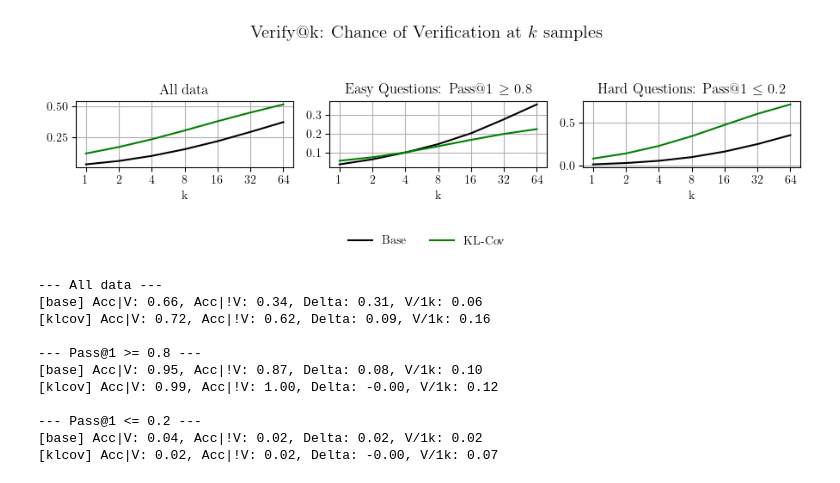
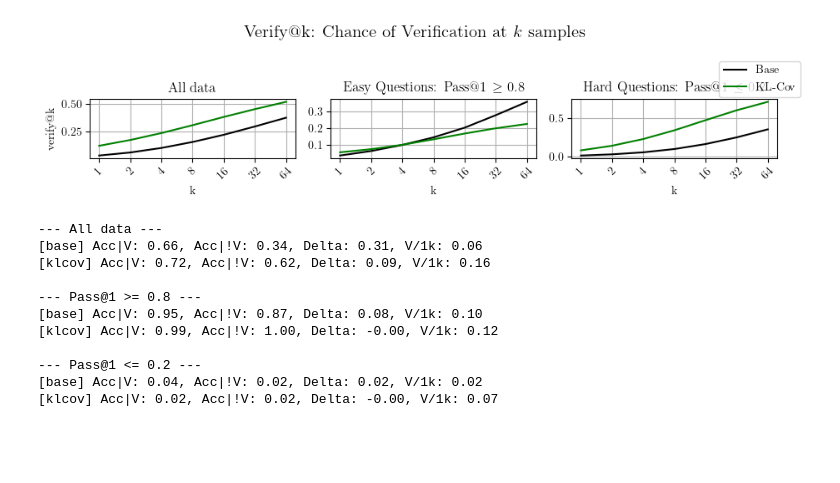
Before and after one commit to rfechner/verl, a Jupyter notebook: workspace/plots/exp16_validate_at_k_plots.ipynb, the cells around one changed output. Drawn from its saved outputs; the diff is of its cells as text; code cells hidden in the pictures; blank space fills up the shorter version.

```diff
--- a/workspace/plots/exp16_validate_at_k_plots.ipynb
+++ b/workspace/plots/exp16_validate_at_k_plots.ipynb
@@ -103,42 +103,40 @@ def plot_intersection(df):
         dfmask = mask[:, None]
         dfmask = np.repeat(dfmask, repeats=64, axis=1)
         dfmask = dfmask.flatten()
         base_filt, klcov_filt = base[dfmask].copy(), klcov[dfmask].copy()
         df_filt = pd.concat([base_filt, klcov_filt], axis=0)
 
         # parse out whether the response contains a positive classification, build verify@k
         df_filt['verified'] = df_filt['responses'].apply(parse)
         plotting_values = {}
         for method, df_method in df_filt.groupby('method', sort=False):
             passks = []
             for q, df_method_input in df_method.groupby('input', sort=False):
                 passks.append([pass_at_k(df_method_input['verified'].astype(int), k) for k in 2 ** np.arange(7)])
             plotting_values[method] = np.array(passks).mean(axis=0)
 
 
         for k, vs in plotting_values.items():
             ax.plot(vs, color=colors[k], label=name_mapper[k])
         ax.set_title(f'{handle}')
-        ax.set_xticks(np.arange(len(vs)), 2**np.arange(len(vs)))
+        ax.set_xticks(np.arange(len(vs)), 2**np.arange(len(vs)), rotation=45)
         ax.set_xlabel('k')
         ax.grid()
-
+    axes[0].set_ylabel('verify@k')
     handles, labels = axes[0].get_legend_handles_labels()
     fig.legend(
         handles,
         labels,
-        loc="lower center",
-        ncol=2, frameon=False,
-        bbox_to_anchor=(0.5, -0.25),
+        loc="upper center",
+        bbox_to_anchor=(0.96, 0.92),
     )
     plt.suptitle('Verify@k: Chance of Verification at $k$ samples', y=1.1, fontsize=15)
     fig.savefig(os.path.join('/u/rfechner/verl/plots/outcome_based2', 'verify_at_k_klcov.pdf'), format="pdf", bbox_inches="tight")
     plt.tight_layout()
     plt.show()
+plot_intersection(df)
+# %% [output]
+[figure, added]
-# %%
-plot_intersection(df)
-# %% [output]
-[figure, removed]
 # %%
 with open('/u/rfechner/data/verified_at_k/base_klcov_64samples_chats-out.parquet', 'rb') as file:
     df = pd.read_parquet(file)
```
Also changed, not shown: 6 other files.
